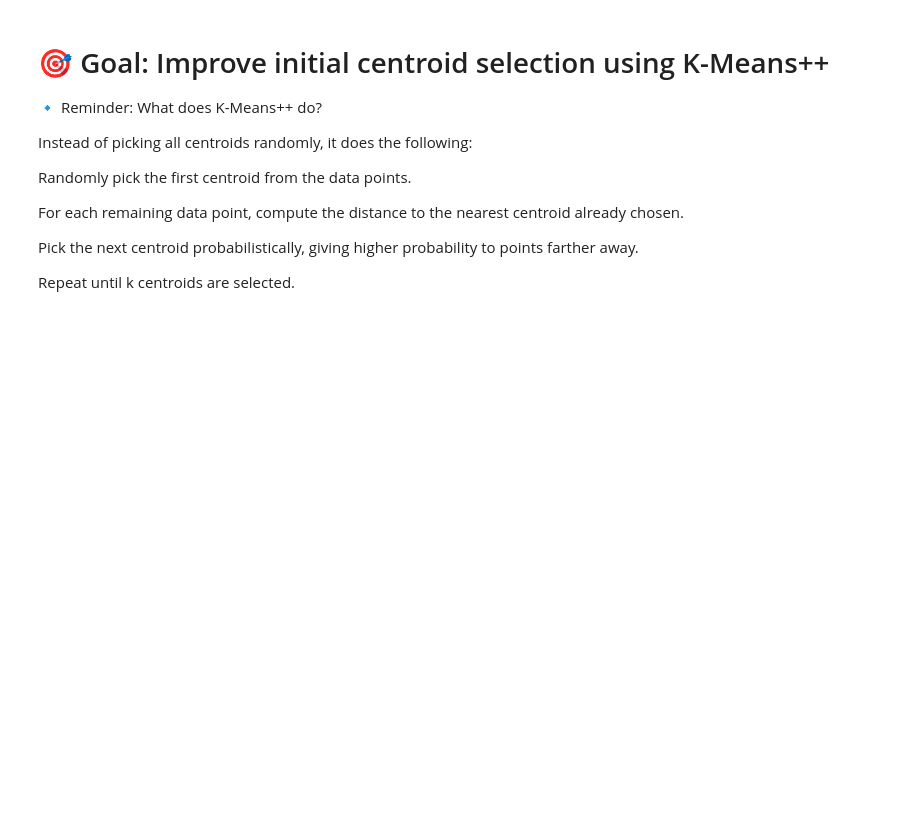
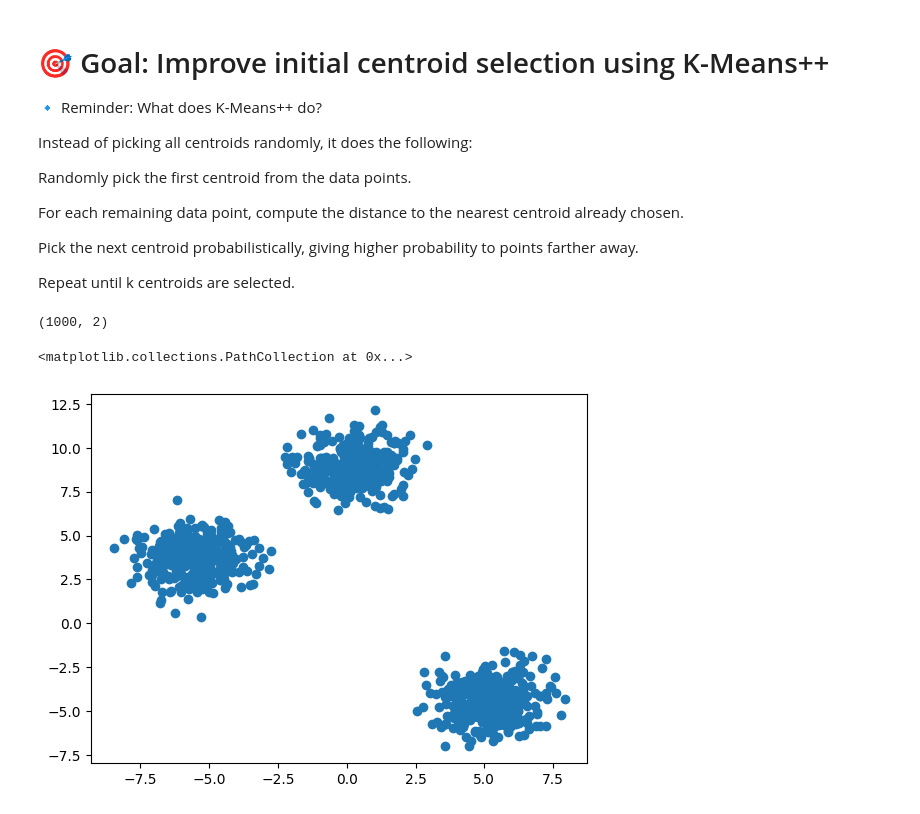
Before and after one commit to Abhishek3102/ML, a Jupyter notebook: K_Means_Clustering.ipynb, the cells around one changed output. Drawn from its saved outputs; the diff is of its cells as text; code cells hidden in the pictures; blank space fills up the shorter version.

```diff
--- a/K_Means_Clustering.ipynb
+++ b/K_Means_Clustering.ipynb
@@ -452,0 +459,12 @@ print("Silhouette (KMeans++):", silhouette_score(X, km_plus.assign_clusters(X)))
+# %%
+# here centers = 2 means we should get 2 clusters
+X,y = make_blobs(n_samples=1000, centers=3, n_features=2, random_state=23)
+# %%
+X.shape
+# %% [output]
+(1000, 2)
+# %%
+plt.scatter(X[:, 0], X[:, 1])
+# %% [output]
+<matplotlib.collections.PathCollection at 0x...>
+[figure, added]
```
Also changed, not shown: parts of 18 cells of this notebook.
